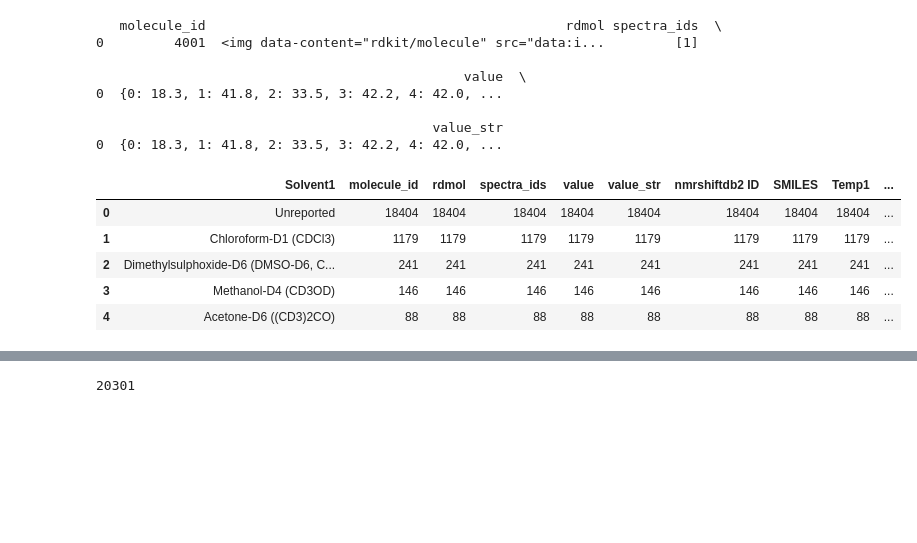
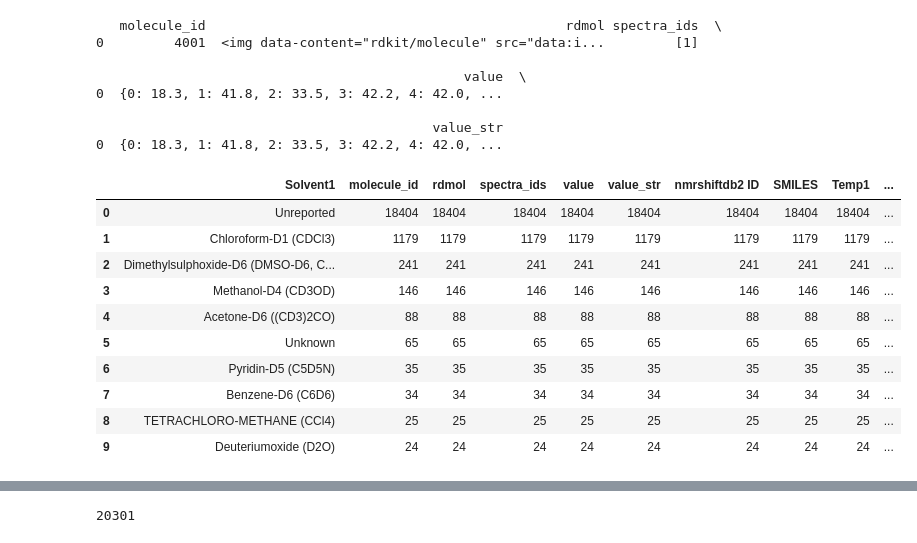
Before and after one commit to aajanqd/k-gnn, a Jupyter notebook: nmr_shift_data/My Preprocessing.ipynb, the cells around one changed output, grey strips where cells are left out. Cells and saved outputs as stored; diff of their text form; code cells hidden in the pictures; blank space fills up the shorter version.

```diff
--- a/nmr_shift_data/My Preprocessing.ipynb
+++ b/nmr_shift_data/My Preprocessing.ipynb
@@ -60,6 +44,6 @@ data['train_df']['rdmol'][0]
 # %%
 mols_dict = {}
-for i in d['train_df']['rdmol']:
+for i in data['train_df']['rdmol']:
     if i not in mols_dict:
         mols_dict[i] = 1
     else:
@@ -558,5 +589,5 @@ spectrum_to_target(['Spectrum 13C 0', 'Spectrum 13C 1', 'Spectrum 13C 2', 'Spect
 # %%
-temp = df0[['nmrshiftdb2 ID', 'SMILES', 'Solvent1', 'Temp1', 'Molecule', 'target1']]
+temp = df0[['nmrshiftdb2 ID', 'SMILES', 'Solvent1', 'Temp1', 'Molecule', 'target1', 'target2', 'target3', 'target4']]
 # %%
 df_final = temp[temp['target1'].isnull() == False]
 # %%
@@ -663,11 +694,16 @@ seok_train_df.head(1)
 # %%
 merged_df = seok_train_df.merge(df_final, how = 'inner', left_on='value_str', right_on='target1_str')
 # %%
-merged_df.groupby('Solvent1').count().sort_values(by=['nmrshiftdb2 ID'], ascending = False).head().reset_index()
+merged_df.groupby('Solvent1').count().sort_values(by=['nmrshiftdb2 ID'], ascending = False).head(10).reset_index()
 # %% [output]
 |  | Solvent1 | molecule_id | rdmol | spectra_ids | value | value_str | nmrshiftdb2 ID | SMILES | Temp1 | ... |
 | 0 | Unreported | 18404 | 18404 | 18404 | 18404 | 18404 | 18404 | 18404 | 18404 | ... |
 | 1 | Chloroform-D1 (CDCl3) | 1179 | 1179 | 1179 | 1179 | 1179 | 1179 | 1179 | 1179 | ... |
 | 2 | Dimethylsulphoxide-D6 (DMSO-D6, C... | 241 | 241 | 241 | 241 | 241 | 241 | 241 | 241 | ... |
 | 3 | Methanol-D4 (CD3OD) | 146 | 146 | 146 | 146 | 146 | 146 | 146 | 146 | ... |
 | 4 | Acetone-D6 ((CD3)2CO) | 88 | 88 | 88 | 88 | 88 | 88 | 88 | 88 | ... |
+| 5 | Unknown | 65 | 65 | 65 | 65 | 65 | 65 | 65 | 65 | ... |
+| 6 | Pyridin-D5 (C5D5N) | 35 | 35 | 35 | 35 | 35 | 35 | 35 | 35 | ... |
+| 7 | Benzene-D6 (C6D6) | 34 | 34 | 34 | 34 | 34 | 34 | 34 | 34 | ... |
+| 8 | TETRACHLORO-METHANE (CCl4) | 25 | 25 | 25 | 25 | 25 | 25 | 25 | 25 | ... |
+| 9 | Deuteriumoxide (D2O) | 24 | 24 | 24 | 24 | 24 | 24 | 24 | 24 | ... |
```
Also changed, not shown: parts of 76 cells of this notebook, 3 other files.
